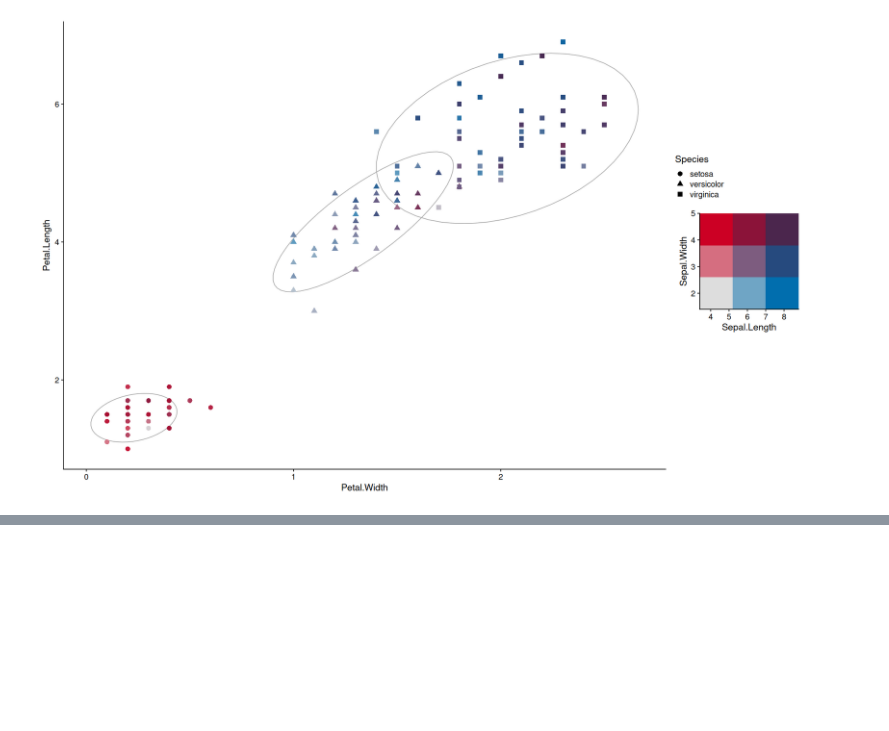
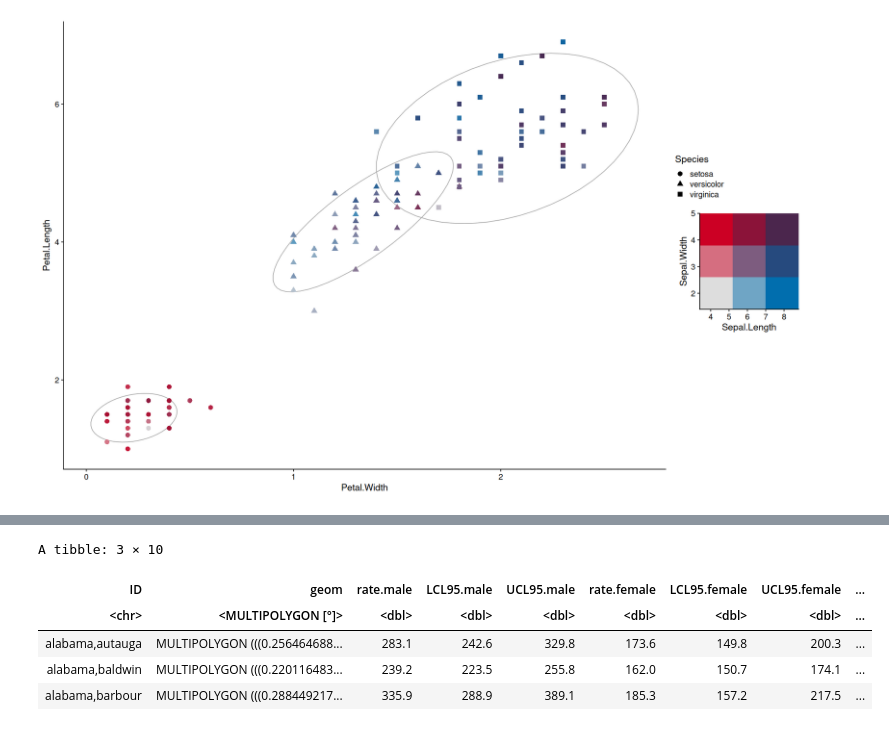
Before and after one commit to rvalieris/notebooks, a Jupyter notebook: src/ggplot2/colors2d.ipynb, the cells around one changed output, grey strips where cells are left out. Drawn from its saved outputs; the diff is of its cells as text; code cells hidden in the pictures; blank space fills up the shorter version.

```diff
--- a/src/ggplot2/colors2d.ipynb
+++ b/src/ggplot2/colors2d.ipynb
@@ -98,0 +117,16 @@ guides(custom = guide_custom(as_grob(r$legend), width=unit(0.4,'npc'), height=un
+# %%
+data(USCancerRates, package='latticeExtra')
+data <-
+    maps::map("county", fill=TRUE, plot =FALSE, projection = "tetra") |>
+    st_as_sf() |>
+    as_tibble() |>
+    left_join(rownames_to_column(USCancerRates, 'ID'), by='ID')
+
+head(data, 3)
+# %% [output]
+A tibble: 3 × 10
+| ID | geom | rate.male | LCL95.male | UCL95.male | rate.female | LCL95.female | UCL95.female | ... |
+| <chr> | <MULTIPOLYGON [°]> | <dbl> | <dbl> | <dbl> | <dbl> | <dbl> | <dbl> | ... |
+| alabama,autauga | MULTIPOLYGON (((0.256464688... | 283.1 | 242.6 | 329.8 | 173.6 | 149.8 | 200.3 | ... |
+| alabama,baldwin | MULTIPOLYGON (((0.220116483... | 239.2 | 223.5 | 255.8 | 162.0 | 150.7 | 174.1 | ... |
+| alabama,barbour | MULTIPOLYGON (((0.288449217... | 335.9 | 288.9 | 389.1 | 185.3 | 157.2 | 217.5 | ... |
```
Also changed, not shown: parts of 16 cells of this notebook, 5 other files.
